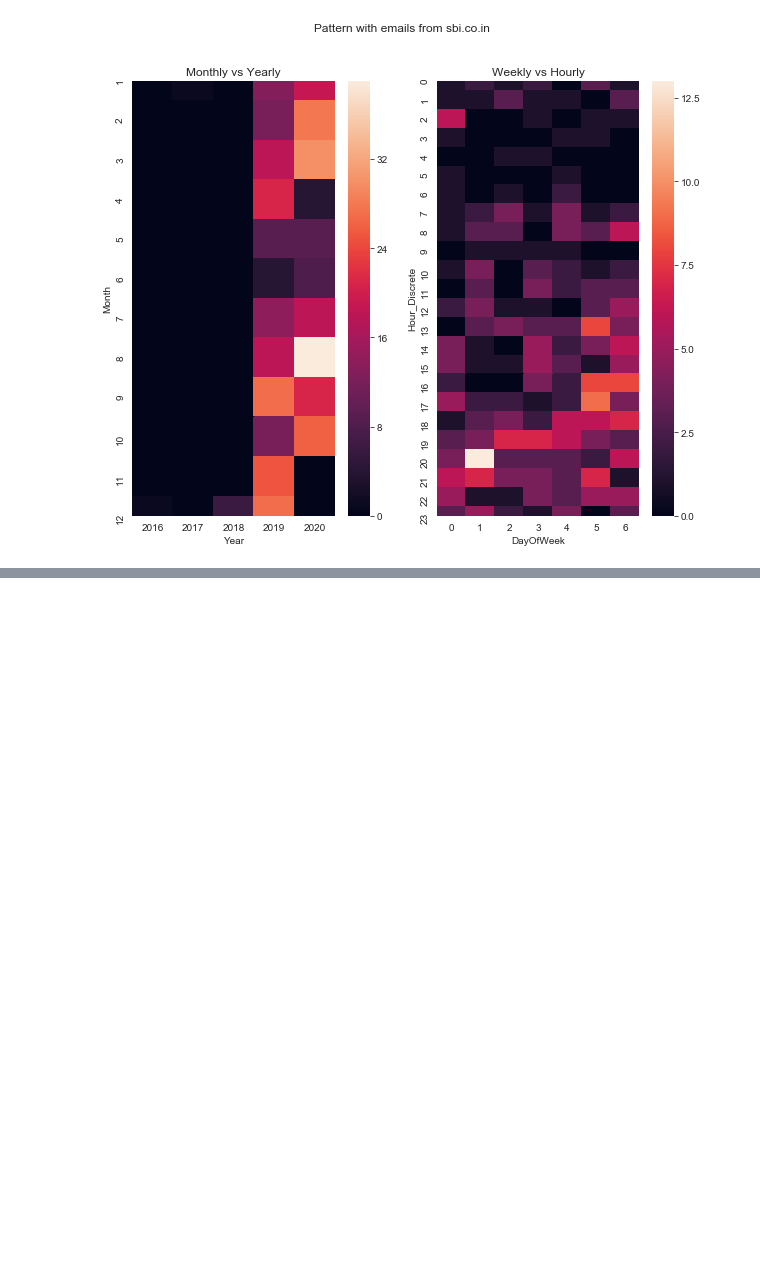
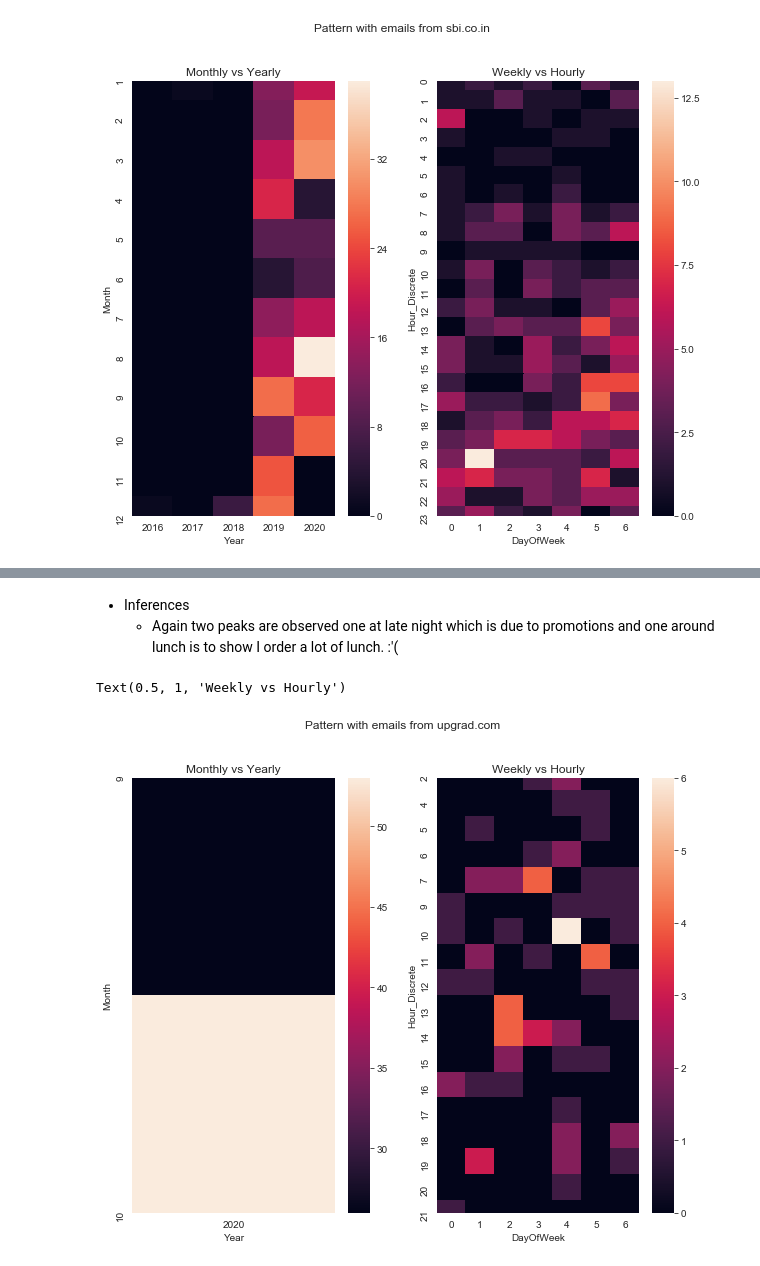
Before and after one commit to ankit876/Upgrad_SGC_ML_4, a Jupyter notebook: EMAIL_EDA_SAMVRAM.ipynb, the cells around one changed output, grey strips where cells are left out. Drawn from its saved outputs; the diff is of its cells as text; code cells hidden in the pictures; blank space fills up the shorter version.

```diff
--- a/EMAIL_EDA_SAMVRAM.ipynb
+++ b/EMAIL_EDA_SAMVRAM.ipynb
@@ -485,0 +556,14 @@ Text(0.5, 1, 'Weekly vs Hourly')
+# %% [markdown]
+* Inferences
+    - Again two peaks are observed one at late night which is due to promotions and one around lunch is to show I order a lot of lunch. :'(
+# %%
+fig, ax = plt.subplots(1,2, figsize=(10,8))
+domain = 'upgrad.com'
+plt.suptitle('Pattern with emails from %s'%domain)
+sns.heatmap(mail_df[mail_df.From_Domain==domain].pivot_table(index='Month', columns='Year', values='Message-ID', aggfunc='count', fill_value=0), ax=ax[0])
+sns.heatmap(mail_df[mail_df.From_Domain==domain].pivot_table(index='Hour_Discrete', columns='DayOfWeek', values='Message-ID', aggfunc='count', fill_value=0), ax=ax[1])
+ax[0].set_title('Monthly vs Yearly')
+ax[1].set_title('Weekly vs Hourly')
+# %% [output]
+Text(0.5, 1, 'Weekly vs Hourly')
+[figure, added]
```
Also changed, not shown: parts of 25 cells of this notebook.
